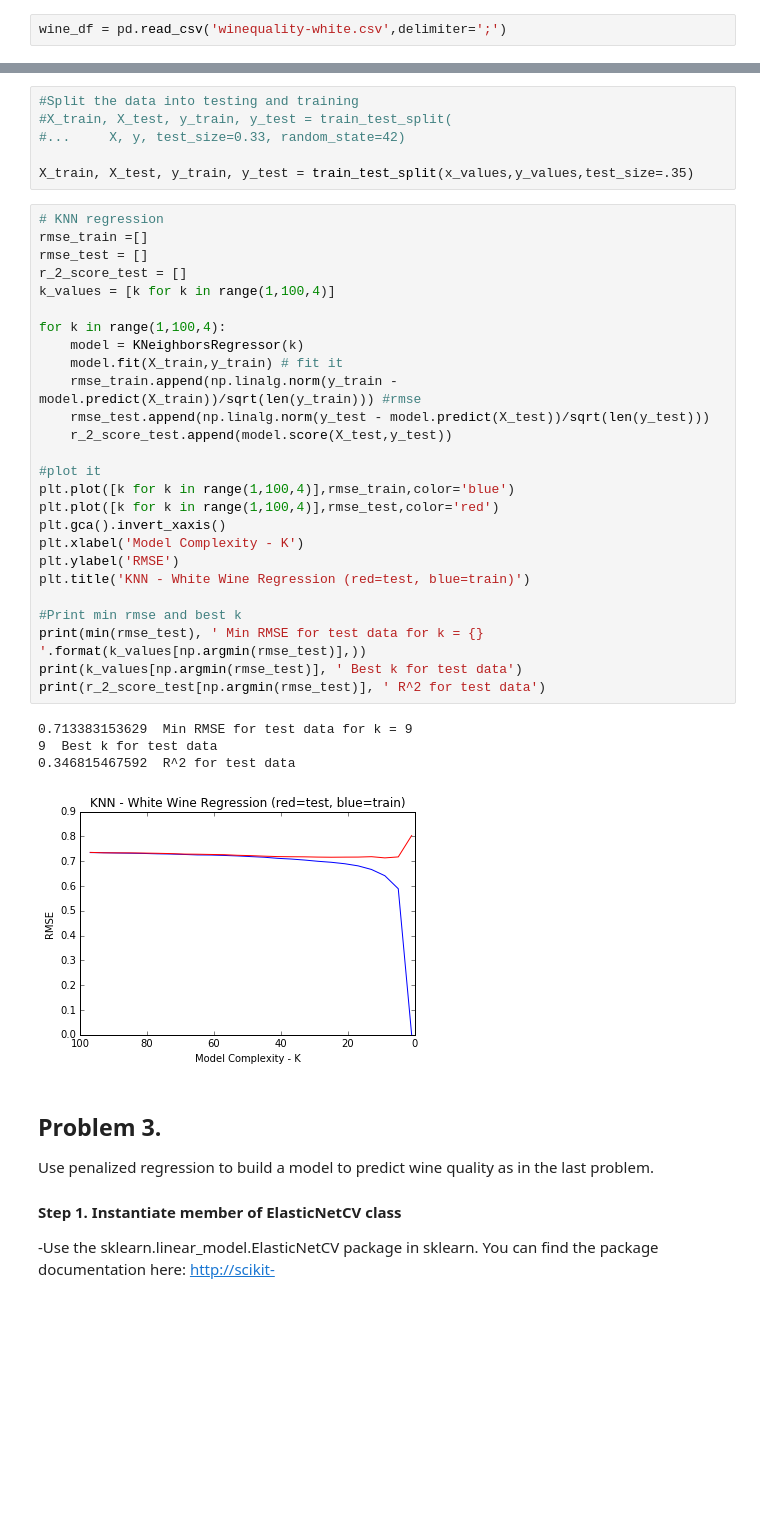
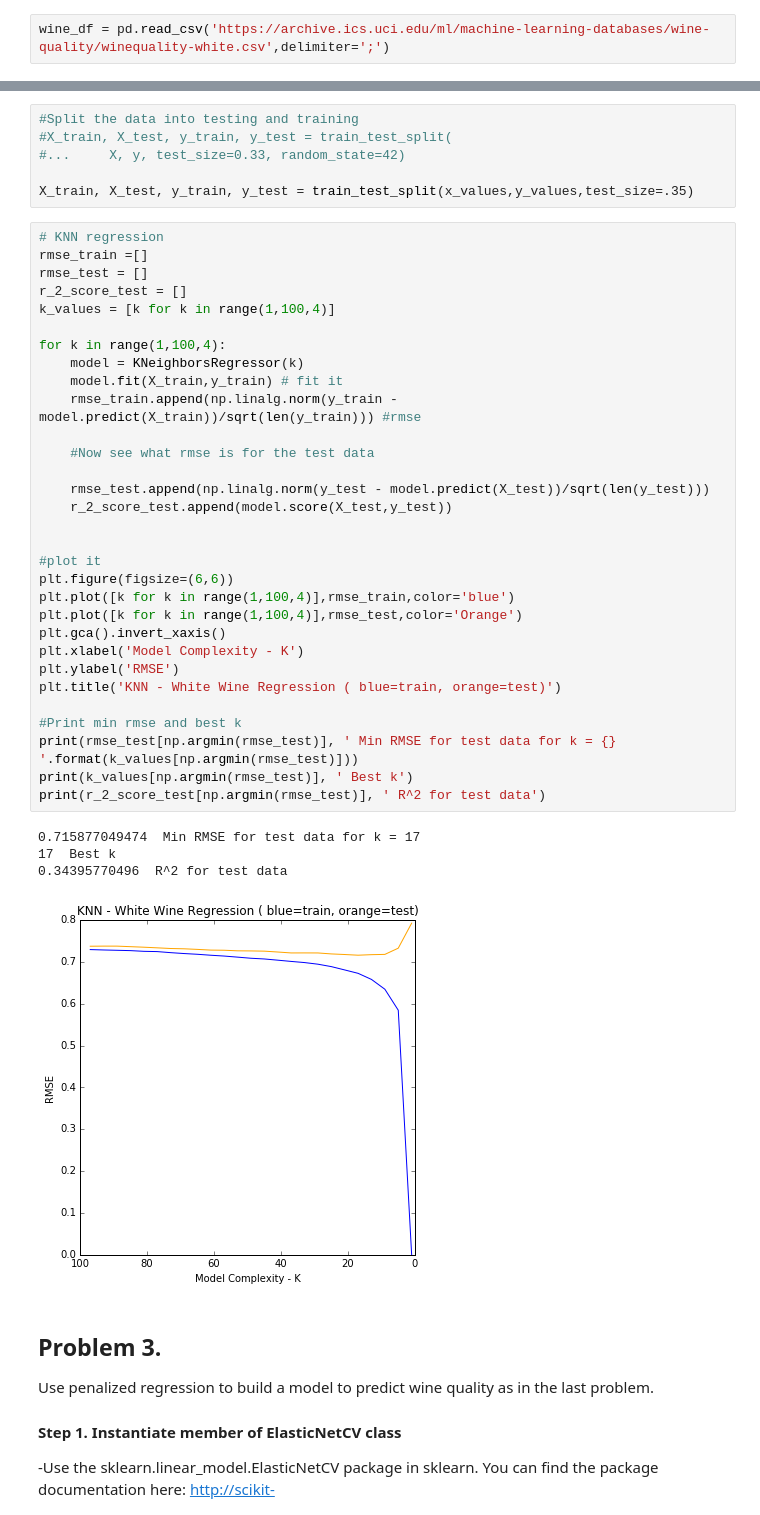
Before and after one commit to jonhilgart22/Galvanize-Machine-Learning-I, a Jupyter notebook: week3/3.3/skillsTestOne-Jonathan-Hilgart.ipynb, the cells around one changed output, grey strips where cells are left out. Drawn from its saved outputs; the diff is of its cells as text; blank space fills up the shorter version.

```diff
--- a/week3/3.3/skillsTestOne-Jonathan-Hilgart.ipynb
+++ b/week3/3.3/skillsTestOne-Jonathan-Hilgart.ipynb
@@ -77,7 +100,7 @@ Populating the interactive namespace from numpy and matplotlib
 WARNING: pylab import has clobbered these variables: ['sqrt']
 `%matplotlib` prevents importing * from pylab and numpy
 # %%
-wine_df = pd.read_csv('winequality-white.csv',delimiter=';')
+wine_df = pd.read_csv('https://archive.ics.uci.edu/ml/machine-learning-databases/wine-quality/winequality-white.csv',delimiter=';')
 # %%
 wine_df.info()
 # %% [output]
@@ -142,34 +165,39 @@ X_train, X_test, y_train, y_test = train_test_split(x_values,y_values,test_size=
 # %%
 # KNN regression
 rmse_train =[]
 rmse_test = []
 r_2_score_test = []
 k_values = [k for k in range(1,100,4)]
 
 for k in range(1,100,4):
     model = KNeighborsRegressor(k)
     model.fit(X_train,y_train) # fit it
     rmse_train.append(np.linalg.norm(y_train - model.predict(X_train))/sqrt(len(y_train))) #rmse
+
+    #Now see what rmse is for the test data
+
     rmse_test.append(np.linalg.norm(y_test - model.predict(X_test))/sqrt(len(y_test)))
     r_2_score_test.append(model.score(X_test,y_test))
 
+
 #plot it
+plt.figure(figsize=(6,6))
 plt.plot([k for k in range(1,100,4)],rmse_train,color='blue')
-plt.plot([k for k in range(1,100,4)],rmse_test,color='red')
+plt.plot([k for k in range(1,100,4)],rmse_test,color='Orange')
 plt.gca().invert_xaxis()
 plt.xlabel('Model Complexity - K')
 plt.ylabel('RMSE')
-plt.title('KNN - White Wine Regression (red=test, blue=train)')
+plt.title('KNN - White Wine Regression ( blue=train, orange=test)')
 
 #Print min rmse and best k
-print(min(rmse_test), ' Min RMSE for test data for k = {} '.format(k_values[np.argmin(rmse_test)],))
-print(k_values[np.argmin(rmse_test)], ' Best k for test data')
+print(rmse_test[np.argmin(rmse_test)], ' Min RMSE for test data for k = {} '.format(k_values[np.argmin(rmse_test)]))
+print(k_values[np.argmin(rmse_test)], ' Best k')
 print(r_2_score_test[np.argmin(rmse_test)], ' R^2 for test data')
 # %% [output]
-0.713383153629  Min RMSE for test data for k = 9
-9  Best k for test data
-0.346815467592  R^2 for test data
+0.715877049474  Min RMSE for test data for k = 17
+17  Best k
+0.34395770496  R^2 for test data
-[figure, old version]
+[figure, new version]
 # %% [markdown]
 ## Problem 3.
 Use penalized regression to build a model to predict wine quality as in the last problem.
```
Also changed, not shown: parts of 13 cells of this notebook, 4 other files.
